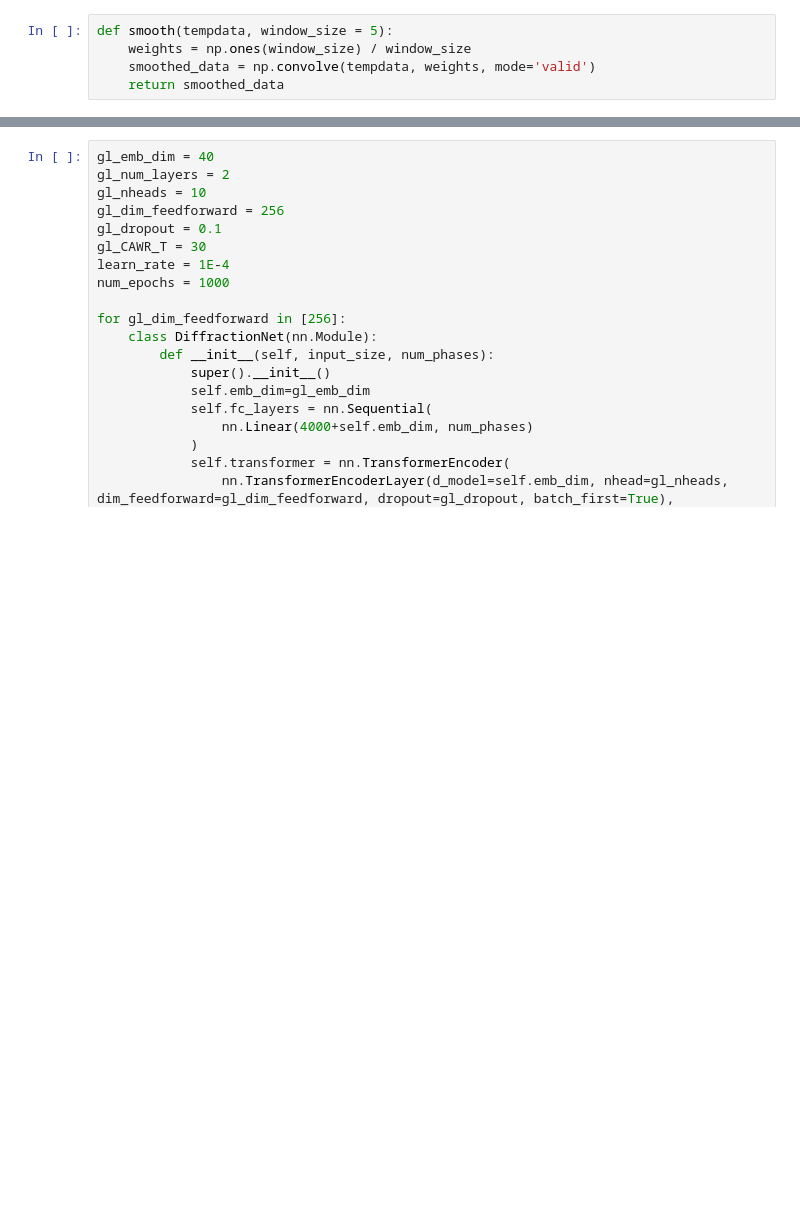
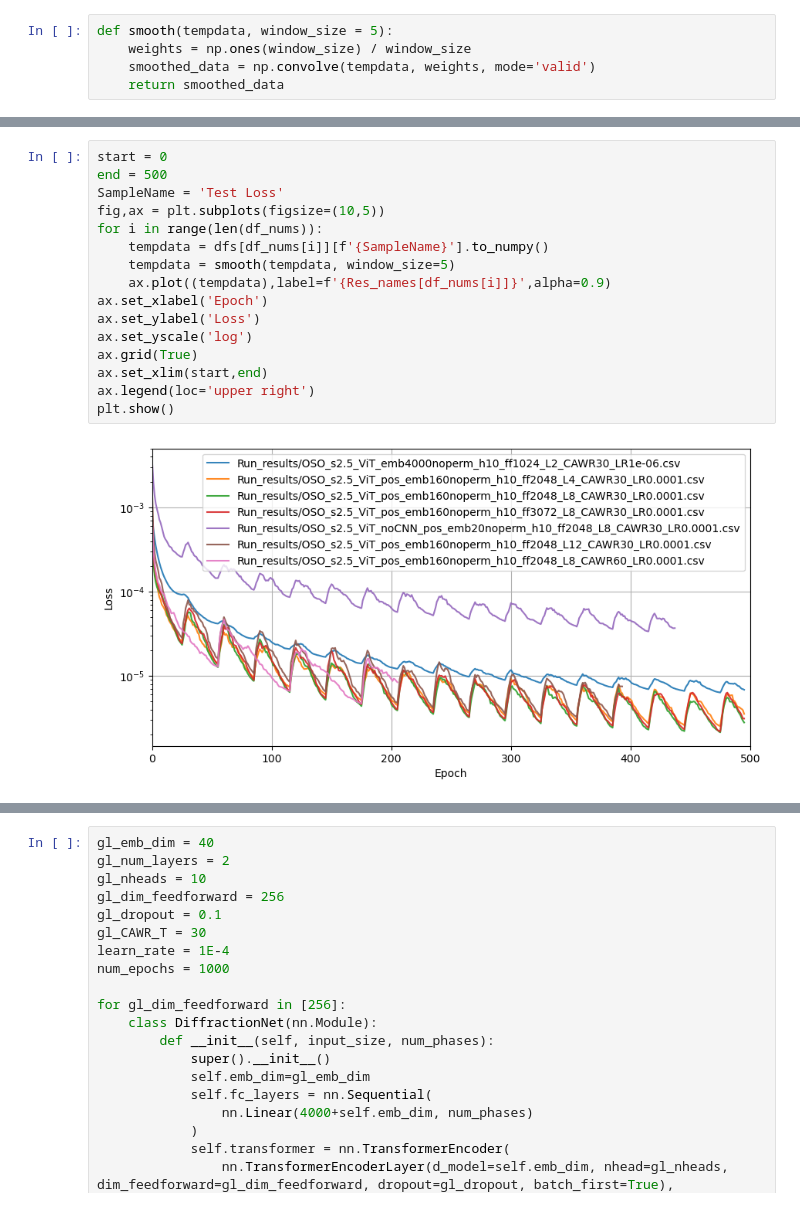
Before and after one commit to VladimirStanovov/DiffractNet, a Jupyter notebook: NN_QPA_OSO/DiffractNet_Results_Analysis.ipynb, the cells around one changed output, grey strips where cells are left out. Drawn from its saved outputs; the diff is of its cells as text; blank space fills up the shorter version.

```diff
--- a/NN_QPA_OSO/DiffractNet_Results_Analysis.ipynb
+++ b/NN_QPA_OSO/DiffractNet_Results_Analysis.ipynb
@@ -312 +360,19 @@ plt.show()
+# %%
+start = 0
+end = 500
+SampleName = 'Test Loss'
+fig,ax = plt.subplots(figsize=(10,5))
+for i in range(len(df_nums)):
+    tempdata = dfs[df_nums[i]][f'{SampleName}'].to_numpy()
+    tempdata = smooth(tempdata, window_size=5)
+    ax.plot((tempdata),label=f'{Res_names[df_nums[i]]}',alpha=0.9)
+ax.set_xlabel('Epoch')
+ax.set_ylabel('Loss')
+ax.set_yscale('log')
+ax.grid(True)
+ax.set_xlim(start,end)
+ax.legend(loc='upper right')
+plt.show()
+# %% [output]
+[figure, added]
 # %%
```
Also changed, not shown: parts of 14 cells of this notebook, 30 other files.
